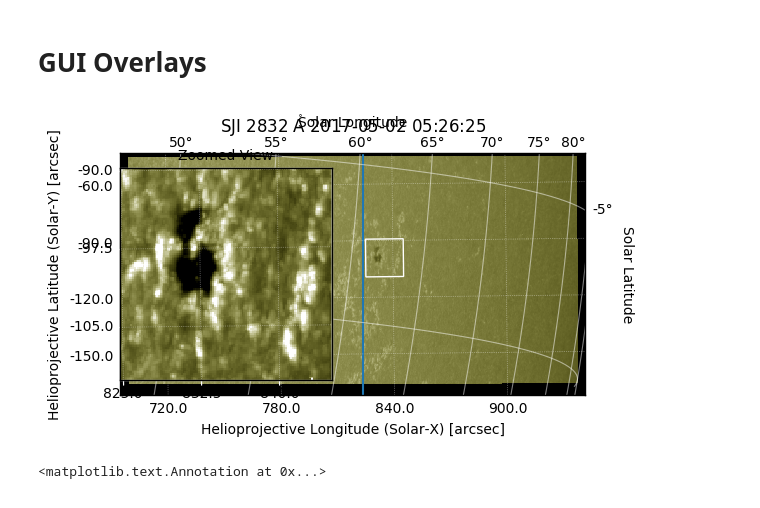
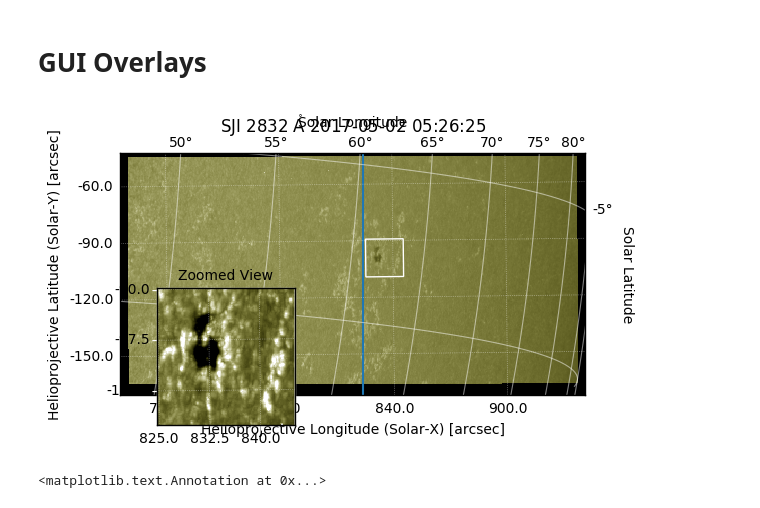
Before and after one commit to sunpy/sunraster, a Jupyter notebook: IRISpy SJICube.ipynb, the cells around one changed output. Cells and saved outputs as stored; diff of their text form; code cells hidden in the pictures.

```diff
--- a/IRISpy SJICube.ipynb
+++ b/IRISpy SJICube.ipynb
@@ -89,35 +96,36 @@ HTML(anim.to_html5_video())
 # %%
 fig1=plt.figure(dpi=100)
 sji2832norm = colors.Normalize(-30900, -29100)
 sji2832.max().plot_settings['norm']=sji2832norm
+sji2832.max().plot()
+
 
 # Add overlay slit
 sji2832map.draw_slit()
 # Add a overlay grid.
 sji2832map.draw_grid(grid_spacing=5*u.deg)
 # Define a region of interest
 length = 20 * u.arcsec
 x = 825 * u.arcsec
 y = -110 * u.arcsec
 bl = SC(x, y, frame= 'helioprojective')
 tr = SC(x+length, y+length, frame= 'helioprojective')
 submap = sji2832.max().submap(bl,tr)
 submap.plot_settings['norm']=sji2832norm
 
 
 #ax = fig3.add_subplot(2,1,1, projection=sji2832.max())
 sji2832map.draw_rectangle(SC(x+7*u.arcsec, y-13*u.arcsec, frame= 'helioprojective'),length,-length)
-sji2832.max().plot()
 
-ax1 = fig1.add_subplot(1,2,1, projection=submap)
+ax1 = fig1.add_subplot(2,2,3, projection=submap)
 submap.plot(ax1)
 ax1.set_title('Zoomed View',  fontsize=10)
 ax1.set_xticklabels('',visible=False)
 ax1.set_yticklabels('',visible=False)
 ax1.set_xlabel('',visible=False)
 ax1.set_ylabel('',visible=False)
 # %% [output]
-[figure, old version]
+[figure, new version]
 # %%
 x0 = 775 * u.arcsec
 y0 = -155 * u.arcsec
```
Also changed, not shown: parts of 2 cells of this notebook, 1 other file.
